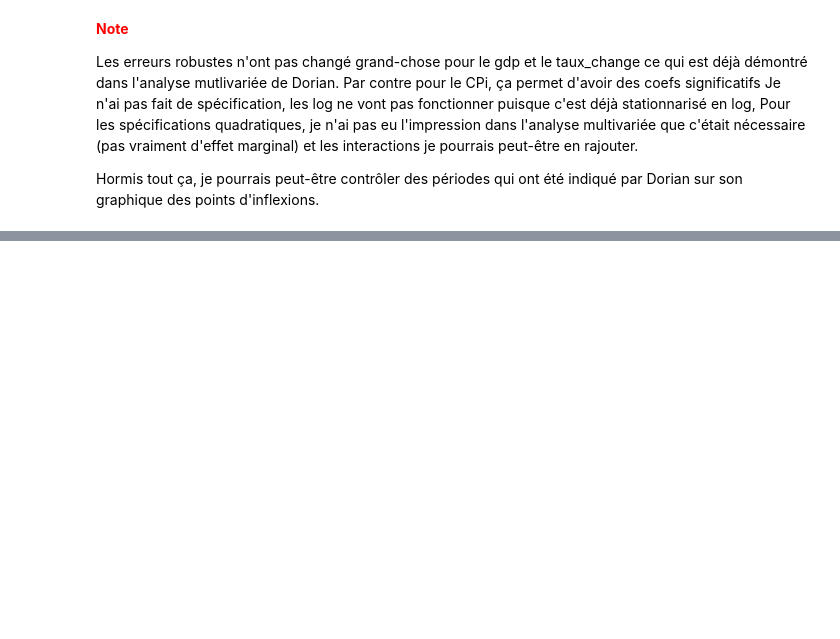
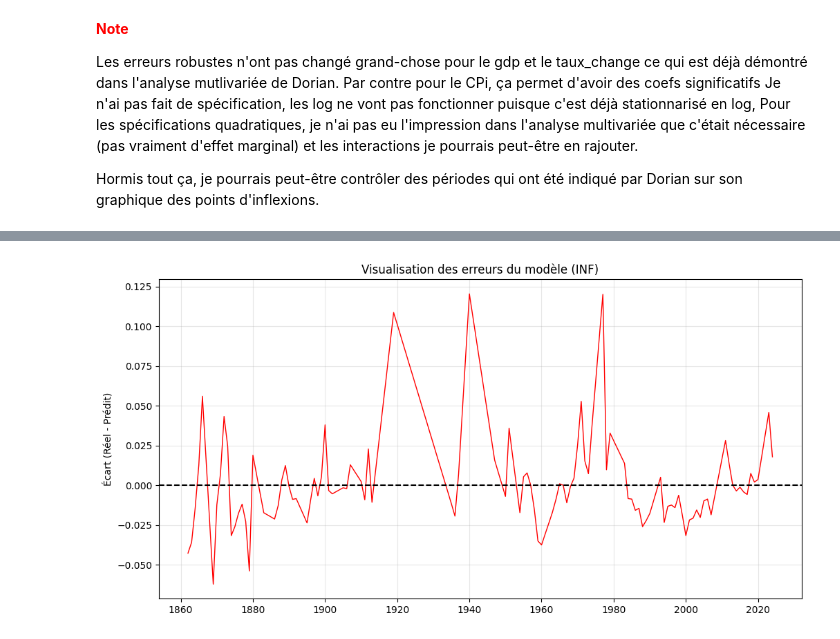
Before and after one commit to TimmGRT/Monetary-Policy-UK-1870-2025, a Jupyter notebook: CODE_ZONE/veljko_code/veljko_code.ipynb, the cells around one changed output, grey strips where cells are left out. Saved outputs shown, nothing was run; the diff lists cells and outputs as text; code cells hidden in the pictures; blank space fills up the shorter version.

```diff
--- a/CODE_ZONE/veljko_code/veljko_code.ipynb
+++ b/CODE_ZONE/veljko_code/veljko_code.ipynb
@@ -392,0 +514,18 @@ Hormis tout ça, je pourrais peut-être contrôler des périodes qui ont été i
+# %%
+
+# 1. Calcul des résidus
+residus_inf = model_robust2_inf.resid
+
+# 2. Création du graphique temporel
+plt.figure(figsize=(12, 6))
+plt.plot(df_detrended['year'], residus_inf, color='red', lw=1)
+plt.axhline(0, color='black', linestyle='--')
+plt.title("Visualisation des erreurs du modèle (INF)")
+plt.ylabel("Écart (Réel - Prédit)")
+plt.grid(alpha=0.3)
+
+# 3. Identifier visuellement les chocs
+# On peut ajouter des flèches sur les dates clés si tu les connais
+plt.show()
+# %% [output]
+[figure, added]
```
Also changed, not shown: parts of 15 cells of this notebook.
